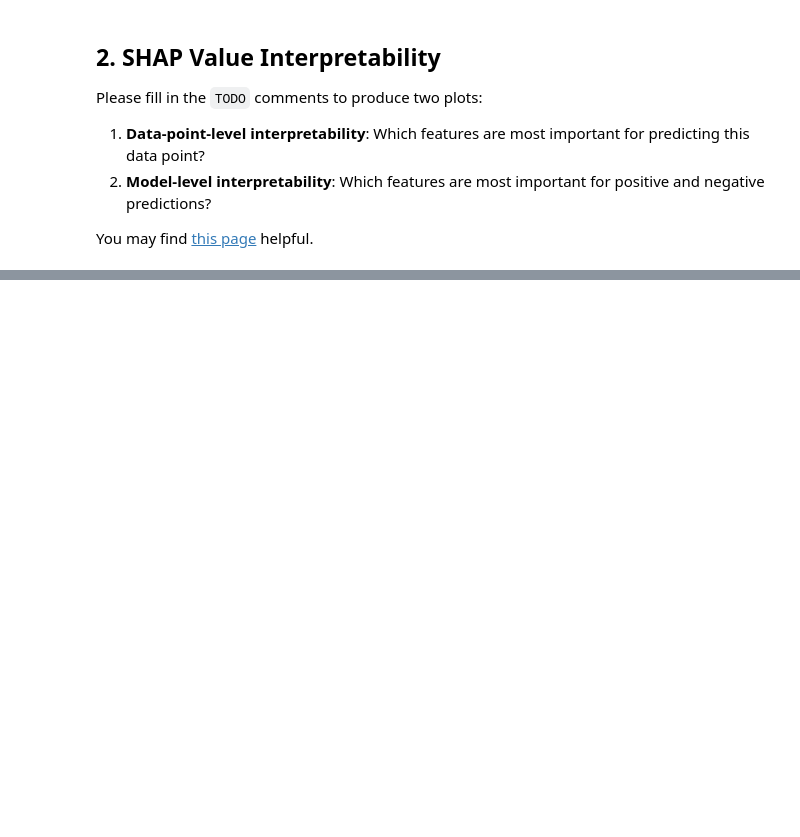
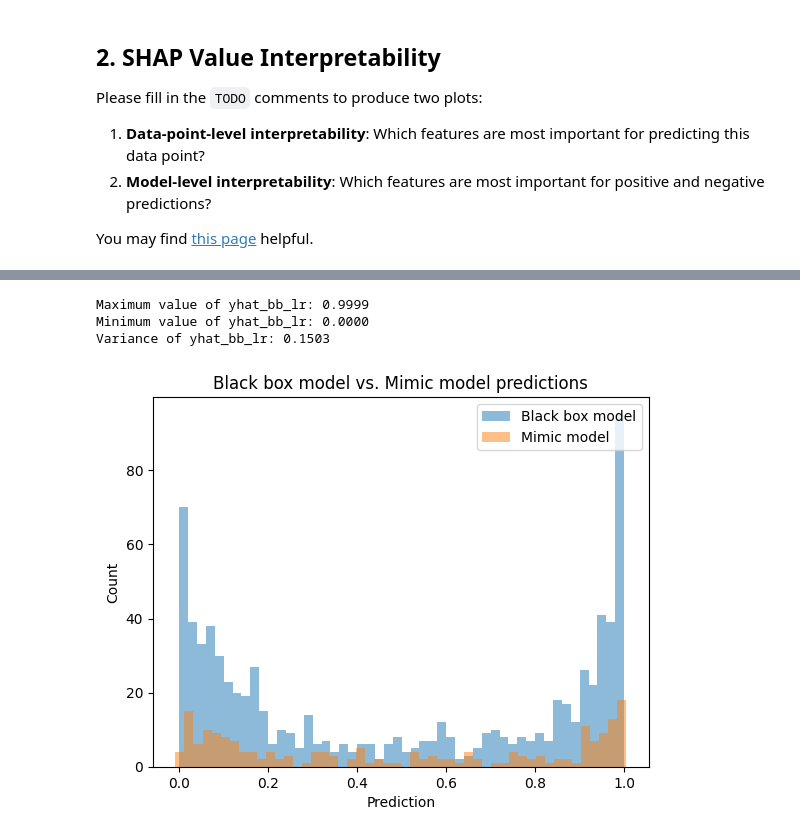
Before and after one commit to hzluan/Cornerstone_200C_project3, a Jupyter notebook: pset3_starter_code-1.ipynb, the cells around one changed output, grey strips where cells are left out. Cells and saved outputs as stored; diff of their text form; code cells hidden in the pictures; blank space fills up the shorter version.

```diff
--- a/pset3_starter_code-1.ipynb
+++ b/pset3_starter_code-1.ipynb
@@ -148,0 +228,31 @@ plt.savefig('/Users/hongzhouluan/Desktop/Cornerstone_200C_project3/plots/summary
+# %%
+import numpy as np
+import xgboost as xgb
+from sklearn.metrics import mean_squared_error, roc_auc_score
+from sklearn.linear_model import LinearRegression
+
+################################################################################################################
+# using xgb.XGBRegressor instead of xgb.XGBClassifier because the output of the black box model is continuous  #
+# using LinearRegression instead of LogisticRegression because the output of the black box model is continuous #
+################################################################################################################
+
+
+def mimic_model_predict(X_train, X_test, bb_yhat, mimic_type):
+    if mimic_type == 'lr':
+        mimic_model = LinearRegression()
+    elif mimic_type == 'xgb':
+        mimic_model = xgb.XGBRegressor(objective="reg:squarederror", random_state=42)
+    mimic_model.fit(X_train, bb_yhat)
+    yhat_mimic = mimic_model.predict(X_test)
+    return yhat_mimic
+
+def evaluate_mimic_model(X_train, X_test, bb_yhat, bb_type, mimic_type, y_test, y_hat_bb_test):
+    yhat_mimic = mimic_model_predict(X_train, X_test, bb_yhat, mimic_type)
+    auc = roc_auc_score(y_test, yhat_mimic)
+    rmse = np.sqrt(mean_squared_error(y_hat_bb_test, yhat_mimic))
+    print(f'AUC of {bb_type} bb and {mimic_type} mimic model: {auc:.4f}')
+    print(f'RMSE between {bb_type} black box prediction and {mimic_type} mimic model prediction: {rmse:.4f}')
+    return auc, rmse
+
+# for example: for lr bb model and xgb mimic model
+auc_lr_xgb, rmse_lr_xgb = evaluate_mimic_model(X_train, X_test, yhat_bb_lr, 'lr', 'xgb', y_test, y_hat_bb_lr_test)
@@ -148,0 +283,24 @@ plt.savefig('/Users/hongzhouluan/Desktop/Cornerstone_200C_project3/plots/summary
+# %%
+# give me the largest and smallest value of yhat_bb_lr values and the variance of yhat_bb_lr values
+max_yhat_bb_lr = np.max(yhat_bb_lr)
+min_yhat_bb_lr = np.min(yhat_bb_lr)
+var_yhat_bb_lr = np.var(yhat_bb_lr)
+print(f'Maximum value of yhat_bb_lr: {max_yhat_bb_lr:.4f}')
+print(f'Minimum value of yhat_bb_lr: {min_yhat_bb_lr:.4f}')
+print(f'Variance of yhat_bb_lr: {var_yhat_bb_lr:.4f}')
+# %% [output]
+Maximum value of yhat_bb_lr: 0.9999
+Minimum value of yhat_bb_lr: 0.0000
+Variance of yhat_bb_lr: 0.1503
+# %%
+# plot values of yhat_bb_lr and yhat_mimic as histograms on top of each other
+yhat_mimic = mimic_model_predict(X_train, X_test, yhat_bb_lr, 'xgb')
+plt.hist(yhat_bb_lr, bins=50, alpha=0.5, label='Black box model')
+plt.hist(yhat_mimic, bins=50, alpha=0.5, label='Mimic model')
+plt.legend(loc='upper right')
+plt.xlabel('Prediction')
+plt.ylabel('Count')
+plt.title('Black box model vs. Mimic model predictions')
+plt.show()
+# %% [output]
+[figure, added]
```
Also changed, not shown: parts of 10 cells of this notebook, 12 other files.
